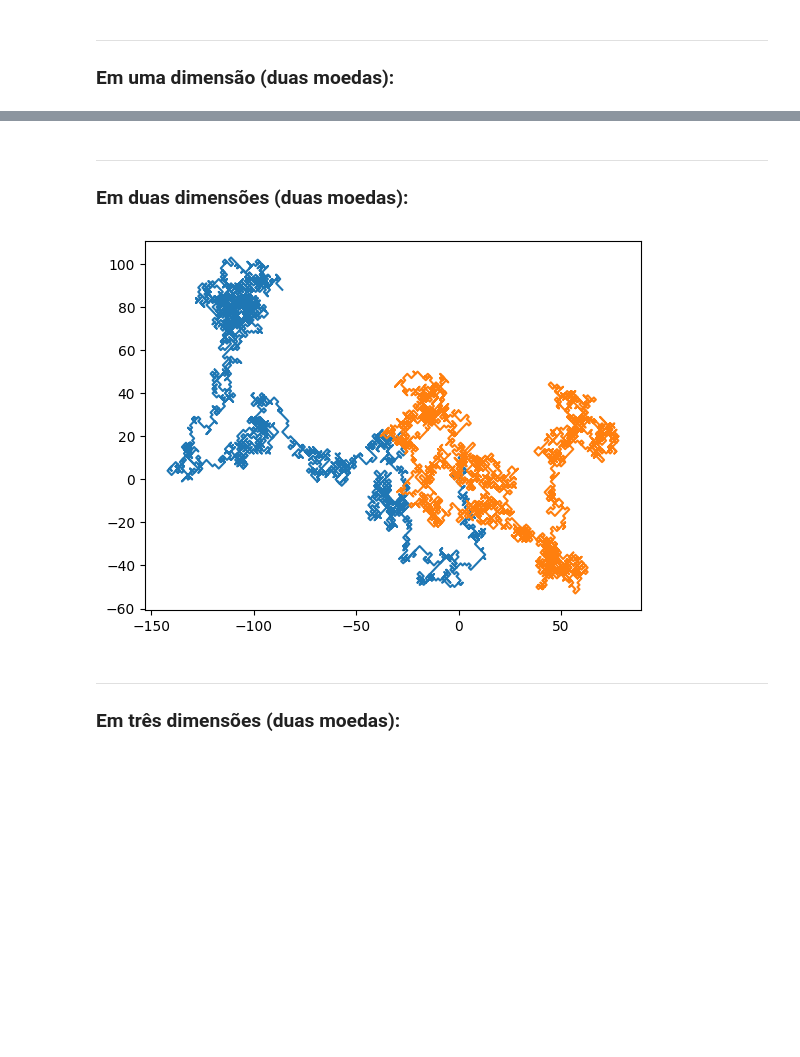
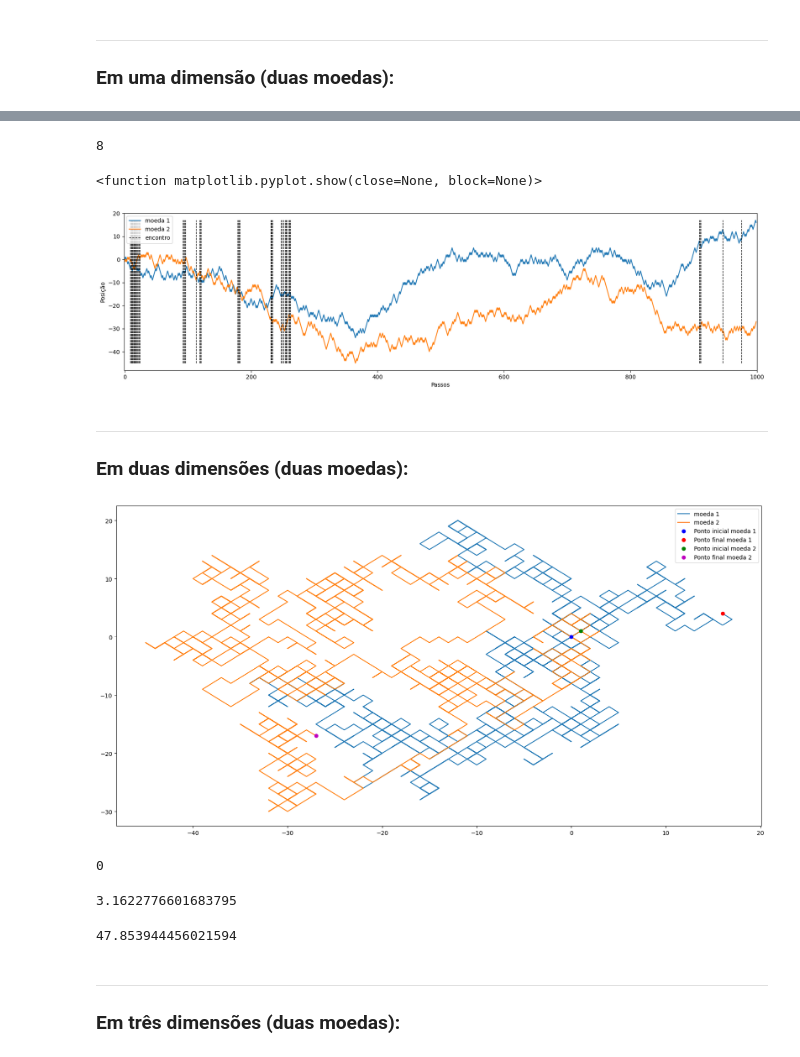
Before and after one commit to douglasnasc07/caminhada_aleatoria, a Jupyter notebook: random_walk.ipynb, the cells around one changed output, grey strips where cells are left out. Cells and saved outputs as stored; diff of their text form; code cells hidden in the pictures; blank space fills up the shorter version.

```diff
--- a/random_walk.ipynb
+++ b/random_walk.ipynb
@@ -139,0 +266,4 @@ plt.show()
+# %%
+x1[-1] - x2[-1] #distância final em passos
+# %% [output]
+8
@@ -140,3 +273,30 @@ plt.show()
+# %%
+plt.figure(figsize=(20,5))
+plt.plot(steps,x1,label='moeda 1')
+plt.plot(steps,x2,label='moeda 2')
+for i, idx in enumerate(encounter_idx):
+    if i==0:
+        label = 'encontro'
+    else:
+        label = None
+    plt.vlines(
+        steps[idx],
+        ymin=min(x1.min(),x2.min()),
+        ymax=max(x1.max(),x2.max()),
+        linestyle='dashed',
+        linewidth=1,
+        color='k',
+        label=label
+    )
+
+plt.ylabel("Posição")
+plt.xlabel("Passos")
+plt.xlim(-1,1000)
+plt.legend()
+plt.show
+# %% [output]
+<function matplotlib.pyplot.show(close=None, block=None)>
+[figure, added]
 # %% [markdown]
 ***********
 ### Em duas dimensões (duas moedas):
@@ -172,6 +336,13 @@ walky2 = stepsy2.cumsum()
 # %%
-plt.plot(walkx1, walky1)
-plt.plot(walkx2, walky2)
+plt.figure(figsize=(20,10))
+plt.plot(x1, y1, label='moeda 1')
+plt.plot(x2, y2, label='moeda 2')
+plt.plot(x01, y01, 'bo', label='Ponto inicial moeda 1')
+plt.plot(x1[-1], y1[-1], 'ro', label='Ponto final moeda 1')
+plt.plot(x02, y02, 'go', label='Ponto inicial moeda 2')
+plt.plot(x2[-1], y2[-1], 'mo', label='Ponto final moeda 2')
+plt.legend()
+
 plt.show()
 # %% [output]
-[figure, old version]
+[figure, new version]
@@ -178,3 +352,15 @@ plt.show()
+# %%
+print(len(mesmo_ponto)) #número de vezes que se encontram
+# %% [output]
+0
+# %%
+np.sqrt((x2[0] - x1[0])**2 + (y2[0]-y1[0])**2) #distância inicial entre as moedas
+# %% [output]
+3.1622776601683795
+# %%
+np.sqrt((x2[-1] - x1[-1])**2 + (y2[-1]-y1[-1])**2) #distância final entre as moedas
+# %% [output]
+47.853944456021594
 # %% [markdown]
 ***********
 ### Em três dimensões (duas moedas):
```
Also changed, not shown: parts of 44 cells of this notebook.
